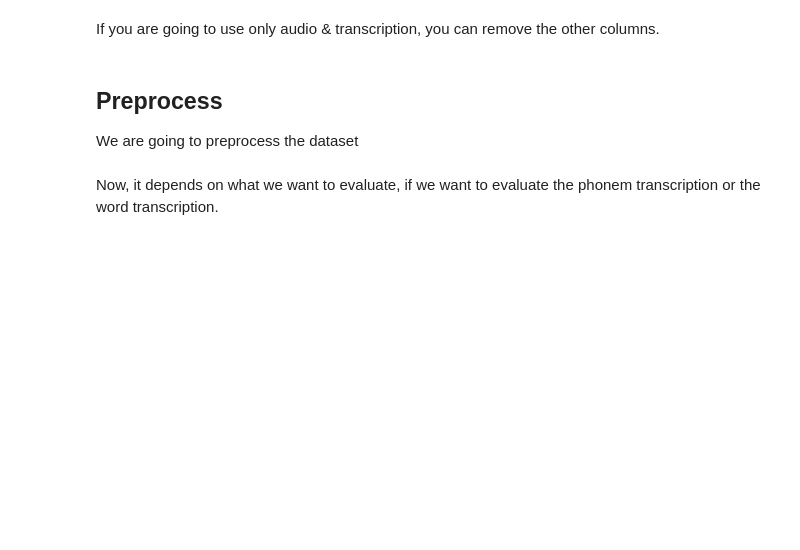
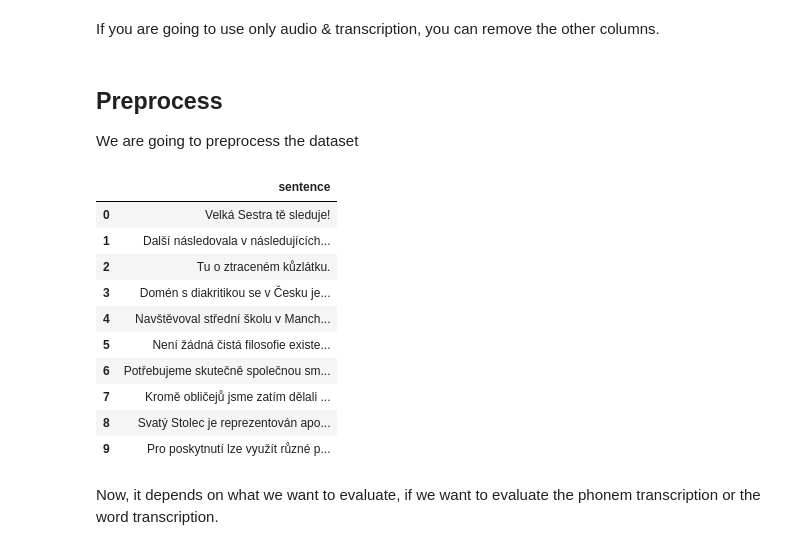
Before and after one commit to omarsou/wav2vec_xlsr_cv_exp, a Jupyter notebook: notebook_template.ipynb, the cells around one changed output. Cells and saved outputs as stored; diff of their text form; code cells hidden in the pictures; blank space fills up the shorter version.

```diff
--- a/notebook_template.ipynb
+++ b/notebook_template.ipynb
@@ -95,7 +117,19 @@ common_voice_test = common_voice_test.remove_columns(["accent", "age", "client_i
 ## Preprocess
 We are going to preprocess the dataset
 # %%
-show_random_elements(common_voice.remove_columns(['path']), num_examples=20)
+show_random_elements(common_voice.remove_columns(['path']), num_examples=10)
+# %% [output]
+|  | sentence |
+| 0 | Velká Sestra tě sleduje! |
+| 1 | Další následovala v následujících... |
+| 2 | Tu o ztraceném kůzlátku. |
+| 3 | Domén s diakritikou se v Česku je... |
+| 4 | Navštěvoval střední školu v Manch... |
+| 5 | Není žádná čistá filosofie existe... |
+| 6 | Potřebujeme skutečně společnou sm... |
+| 7 | Kromě obličejů jsme zatím dělali ... |
+| 8 | Svatý Stolec je reprezentován apo... |
+| 9 | Pro poskytnutí lze využít různé p... |
 # %% [markdown]
 Now, it depends on what we want to evaluate, if we want to evaluate the phonem transcription or the word transcription.
 # %% [markdown]
```
Also changed, not shown: parts of 26 cells of this notebook, 5 other files.
